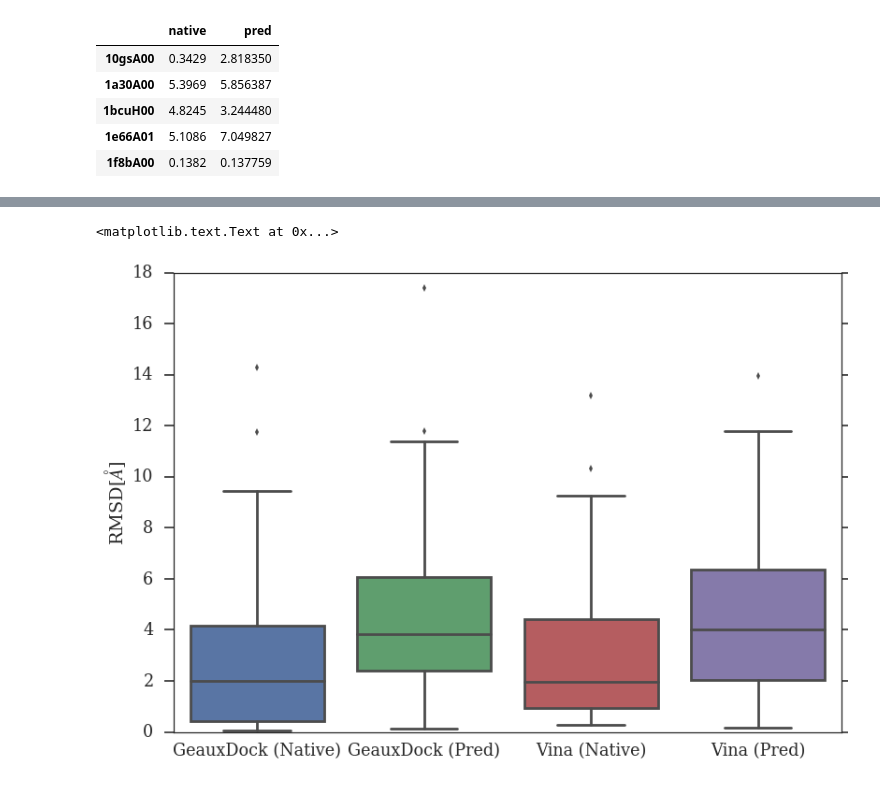
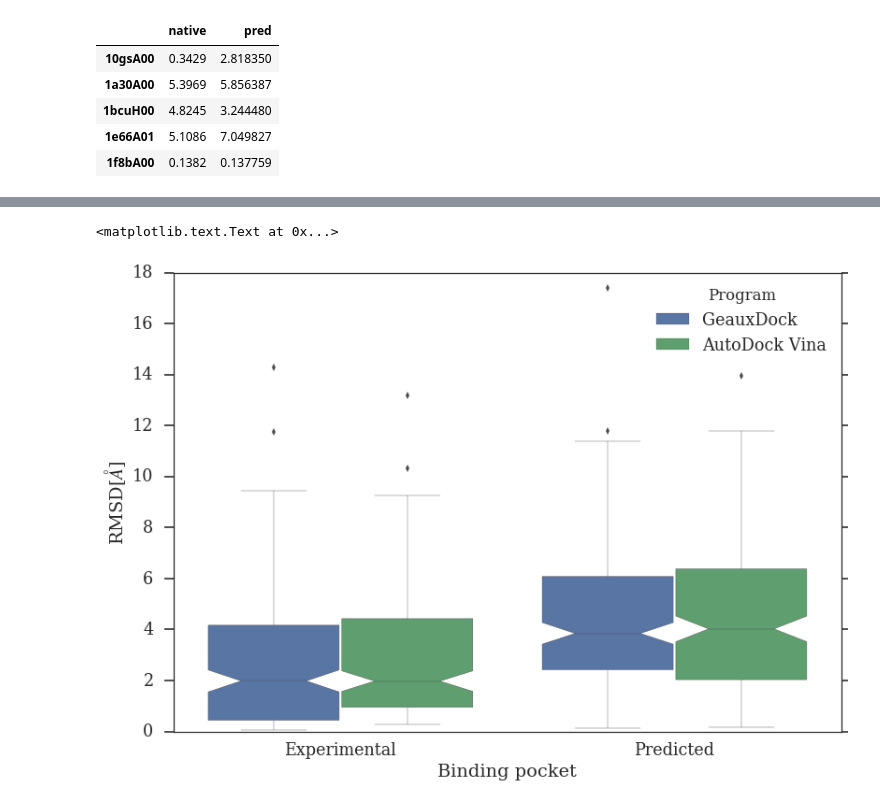
Before and after one commit to EricTing/casf-benchmark, a Jupyter notebook: casf_benchmark/analysis.ipynb, the cells around one changed output, grey strips where cells are left out. Saved outputs shown, nothing was run; the diff lists cells and outputs as text; code cells hidden in the pictures.

Commit message:
nested group boxplot
	modified:   casf_benchmark/analysis.ipynb

```diff
--- a/casf_benchmark/analysis.ipynb
+++ b/casf_benchmark/analysis.ipynb
@@ -33,3 +33,10 @@ vina_df.head()
 | 1bcuH00 | 2.636271 | 2.653116 |
 | 1e66A01 | 0.925487 | 5.721366 |
 | 1f8bA00 | 1.277627 | 4.744234 |
+# %%
+native_pocket_vina_rmsd = pd.DataFrame({"rmsd": vina_df.native_pocket_vina_rmsd,
+                                       "Program": "AutoDock Vina",
+                                       "Pocket": "Experimental"})
+predicted_pocket_vina_rmsd = pd.DataFrame({"rmsd": vina_df.predicted_pocket_vina_rmsd,
+                                          "Program": "AutoDock Vina",
+                                          "Pocket": "Predicted"})
@@ -55,3 +80,10 @@ geaux_df.head()
 | 1bcuH00 | 4.8245 | 3.244480 |
 | 1e66A01 | 5.1086 | 7.049827 |
 | 1f8bA00 | 0.1382 | 0.137759 |
+# %%
+native_pocket_geaux_rmsd = pd.DataFrame({"rmsd": geaux_df.native,
+                                       "Program": "GeauxDock",
+                                       "Pocket": "Experimental"})
+predicted_pocket_geaux_rmsd = pd.DataFrame({"rmsd": geaux_df.pred,
+                                          "Program": "GeauxDock",
+                                          "Pocket": "Predicted"})
@@ -57,0 +108,4 @@ geaux_df.head()
+# %%
+hued_df = pd.concat([native_pocket_geaux_rmsd, native_pocket_vina_rmsd,
+                    predicted_pocket_geaux_rmsd, predicted_pocket_vina_rmsd],
+                   axis=0)
@@ -73,7 +153,8 @@ df.describe()
 # %%
 plt.figure()
-sns.boxplot(data=df)
+sns.boxplot(data=hued_df, hue="Program", x='Pocket', y='rmsd', notch=True, linewidth=0.4)
+plt.xlabel("Binding pocket")
 plt.ylabel("RMSD[$\AA$]")
 # %% [output]
 <matplotlib.text.Text at 0x...>
-[figure, old version]
+[figure, new version]
```
Also changed, not shown: parts of 12 cells of this notebook.
